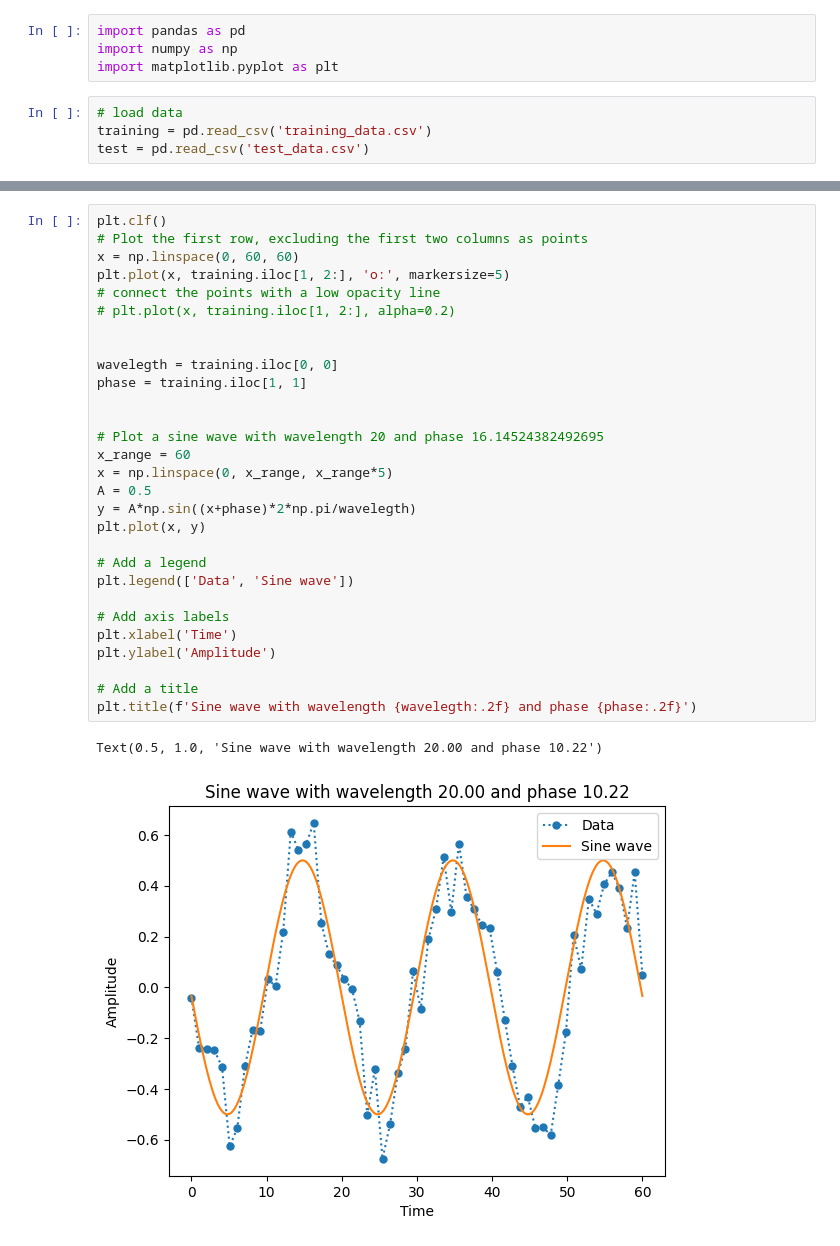
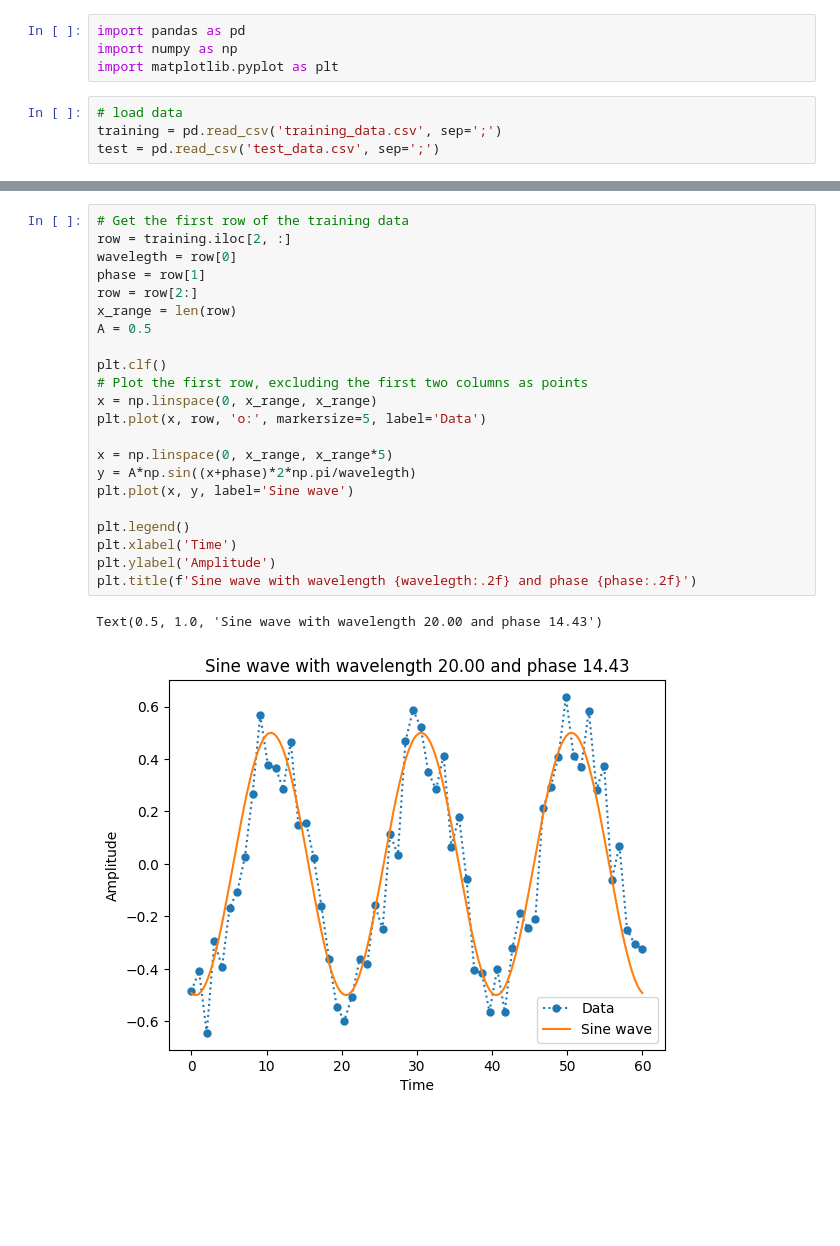
Before and after one commit to RdeManVrouw/NN_project, a Jupyter notebook: python_plotting.ipynb, the cells around one changed output, grey strips where cells are left out. Saved outputs shown, nothing was run; the diff lists cells and outputs as text; blank space fills up the shorter version.

Commit message:
Cool plots

```diff
--- a/python_plotting.ipynb
+++ b/python_plotting.ipynb
@@ -4,5 +4,5 @@ import numpy as np
 import matplotlib.pyplot as plt
 # %%
 # load data
-training = pd.read_csv('training_data.csv')
-test = pd.read_csv('test_data.csv')
+training = pd.read_csv('training_data.csv', sep=';')
+test = pd.read_csv('test_data.csv', sep=';')
@@ -33,32 +9,25 @@ test = pd.read_csv('test_data.csv')
 # %%
+# Get the first row of the training data
+row = training.iloc[2, :]
+wavelegth = row[0]
+phase = row[1]
+row = row[2:]
+x_range = len(row)
+A = 0.5
+
 plt.clf()
 # Plot the first row, excluding the first two columns as points
-x = np.linspace(0, 60, 60)
-plt.plot(x, training.iloc[1, 2:], 'o:', markersize=5)
-# connect the points with a low opacity line
-# plt.plot(x, training.iloc[1, 2:], alpha=0.2)
+x = np.linspace(0, x_range, x_range)
+plt.plot(x, row, 'o:', markersize=5, label='Data')
 
+x = np.linspace(0, x_range, x_range*5)
+y = A*np.sin((x+phase)*2*np.pi/wavelegth)
+plt.plot(x, y, label='Sine wave')
 
-wavelegth = training.iloc[0, 0]
-phase = training.iloc[1, 1]
-
-
-# Plot a sine wave with wavelength 20 and phase 16.14524382492695
-x_range = 60
-x = np.linspace(0, x_range, x_range*5)
-A = 0.5
-y = A*np.sin((x+phase)*2*np.pi/wavelegth)
-plt.plot(x, y)
-
-# Add a legend
-plt.legend(['Data', 'Sine wave'])
-
-# Add axis labels
+plt.legend()
 plt.xlabel('Time')
 plt.ylabel('Amplitude')
-
-# Add a title
 plt.title(f'Sine wave with wavelength {wavelegth:.2f} and phase {phase:.2f}')
 # %% [output]
-Text(0.5, 1.0, 'Sine wave with wavelength 20.00 and phase 10.22')
+Text(0.5, 1.0, 'Sine wave with wavelength 20.00 and phase 14.43')
-[figure, old version]
+[figure, new version]
```
Also changed, not shown: parts of 5 cells of this notebook, 9 other files.
